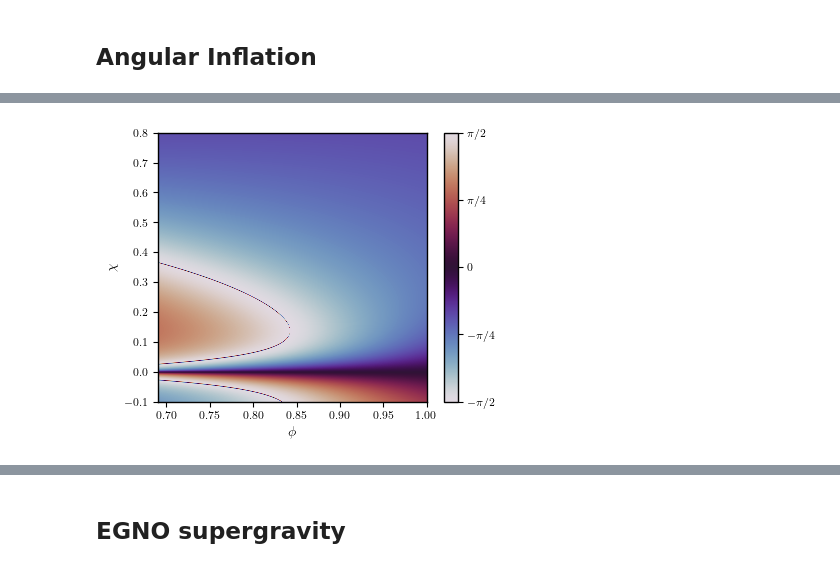
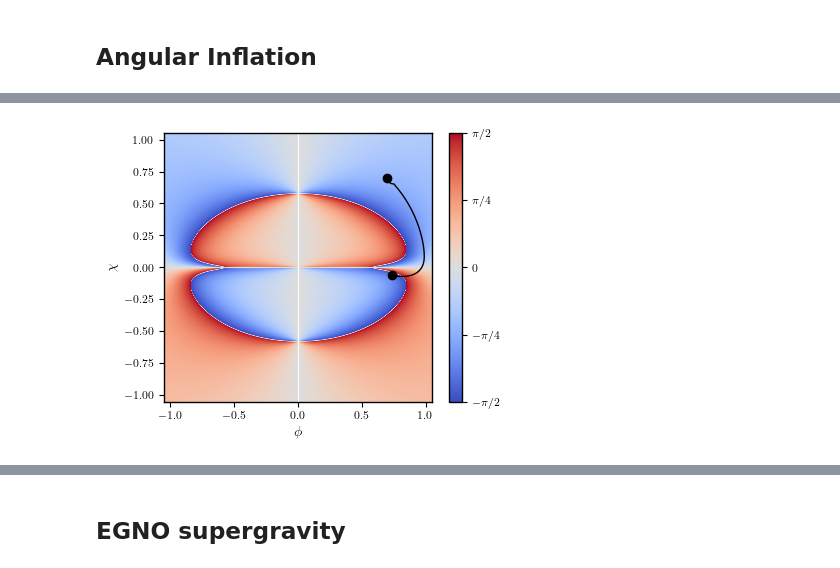
Before and after one commit to smups/srrt_models, a Jupyter notebook: plots.ipynb, the cells around one changed output, grey strips where cells are left out. Cells and saved outputs as stored; diff of their text form; code cells hidden in the pictures.

```diff
--- a/plots.ipynb
+++ b/plots.ipynb
@@ -51,9 +51,10 @@ leading = np.load(f"./out/{model}_leading.npy")
 exact = np.load(f"./out/{model}_exact.npy")
 qdif = np.load(f"./out/{model}_qdif.npy")
 delta = np.load(f"./out/{model}_delta.npy")
+omega = np.load(f"./out/{model}_omega.npy")
 x, y = np.load("./trajectories/angular_phix.npy"), np.load("./trajectories/angular_phiy.npy")
 
-extent = (0.69, 1.0, -0.1, 0.8)
+extent = (-1.05, 1.05, -1.05, 1.05)
 ratio = (extent[1] - extent[0]) / (extent[-1] - extent[-2])
 # %%
 #side-by-side plot of exact and leading-order evaluations
@@ -138,19 +138,27 @@ plt.show()
 # %%
 plt.figure(figsize=MAIN_FIG(0.8))
 plot = plt.imshow(
   np.transpose(delta),
   extent= extent,
-  cmap= 'twilight',
+  cmap= 'coolwarm',
   origin= 'lower',
   aspect= ratio,
   vmin= -np.pi/2,
   vmax= np.pi/2
 )
+
+plt.plot(x, y, color='black')
+plt.scatter(
+  [x[0], x[-1]],
+  [y[0], y[-1]],
+  color='black'
+)
+
 cbar = plt.colorbar(plot, ticks=[np.pi*n/4 for n in np.arange(-2, 3)])
 cbar.set_ticklabels(['$-\\pi/2$','$-\\pi/4$','$0$','$\\pi/4$','$\\pi/2$'])
 plt.xlabel('$\phi$')
 plt.ylabel('$\chi$')
 plt.savefig("./figs/angular_delta.pdf", transparent=True, pad_inches=0.05)
 plt.show()
 # %% [output]
-[figure, old version]
+[figure, new version]
```
Also changed, not shown: parts of 11 cells of this notebook, 15 other files.
